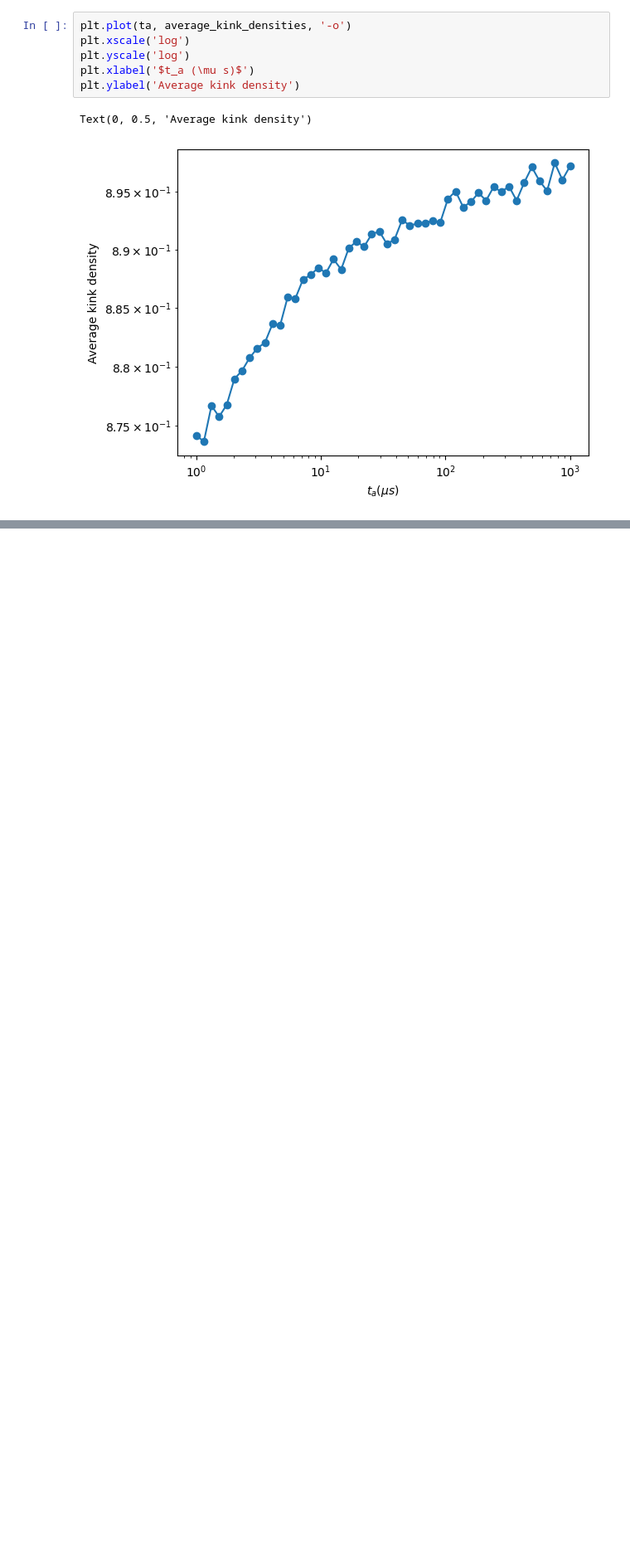
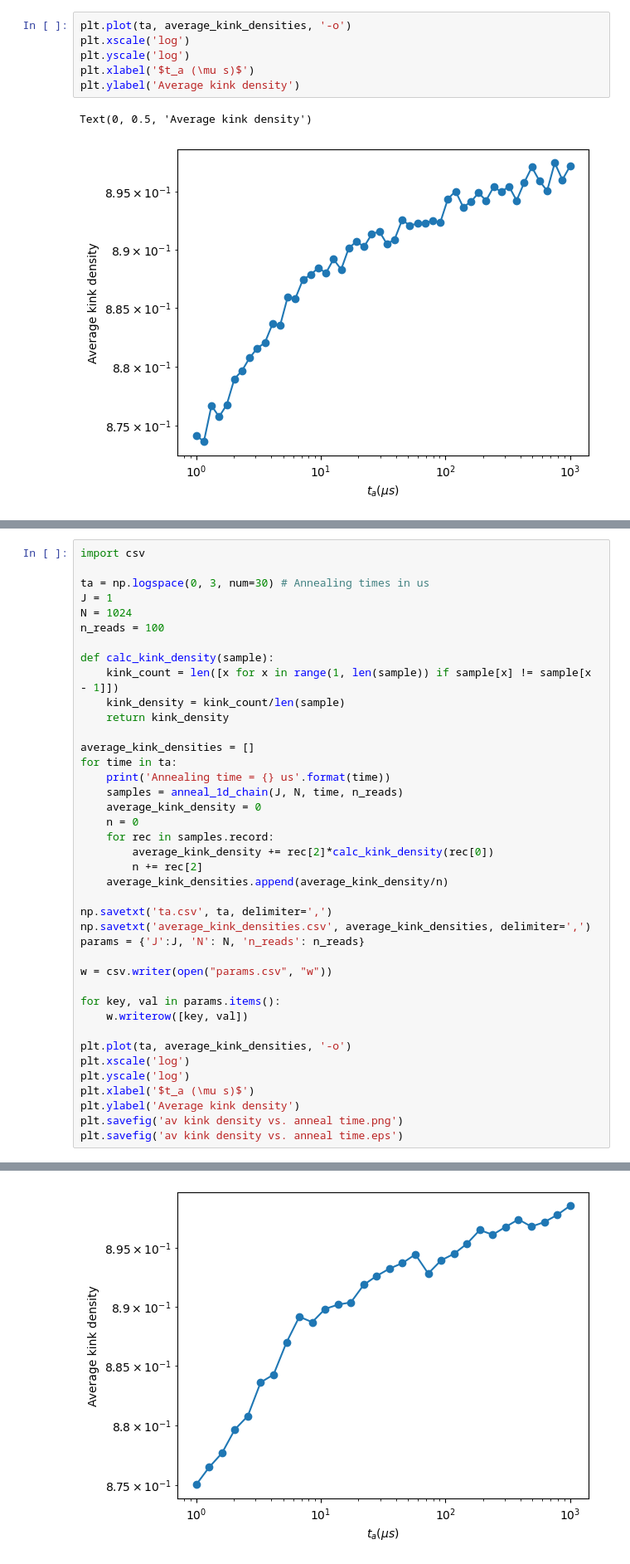
Before and after one commit to chroli/dwave_1d_ising, a Jupyter notebook: reproduce_qa_fig2a.ipynb, the cells around one changed output, grey strips where cells are left out. Shown at 83% size. Cells and saved outputs as stored; diff of their text form; blank space fills up the shorter version.

```diff
--- a/reproduce_qa_fig2a.ipynb
+++ b/reproduce_qa_fig2a.ipynb
@@ -70,0 +73,41 @@ Text(0, 0.5, 'Average kink density')
+# %%
+import csv
+
+ta = np.logspace(0, 3, num=30) # Annealing times in us
+J = 1
+N = 1024
+n_reads = 100
+
+def calc_kink_density(sample):
+    kink_count = len([x for x in range(1, len(sample)) if sample[x] != sample[x - 1]])
+    kink_density = kink_count/len(sample)
+    return kink_density
+
+average_kink_densities = []
+for time in ta:
+    print('Annealing time = {} us'.format(time))
+    samples = anneal_1d_chain(J, N, time, n_reads)
+    average_kink_density = 0
+    n = 0
+    for rec in samples.record:
+        average_kink_density += rec[2]*calc_kink_density(rec[0])
+        n += rec[2]
+    average_kink_densities.append(average_kink_density/n)
+
+np.savetxt('ta.csv', ta, delimiter=',')
+np.savetxt('average_kink_densities.csv', average_kink_densities, delimiter=',')
+params = {'J':J, 'N': N, 'n_reads': n_reads}
+
+w = csv.writer(open("params.csv", "w"))
+
+for key, val in params.items():
+    w.writerow([key, val])
+
+plt.plot(ta, average_kink_densities, '-o')
+plt.xscale('log')
+plt.yscale('log')
+plt.xlabel('$t_a (\mu s)$')
+plt.ylabel('Average kink density')
+plt.savefig('av kink density vs. anneal time.png')
+plt.savefig('av kink density vs. anneal time.eps')
+# %% [output]
@@ -70,0 +131 @@ Text(0, 0.5, 'Average kink density')
+[figure, added]
```
Also changed, not shown: parts of 2 cells of this notebook, 13 other files.
